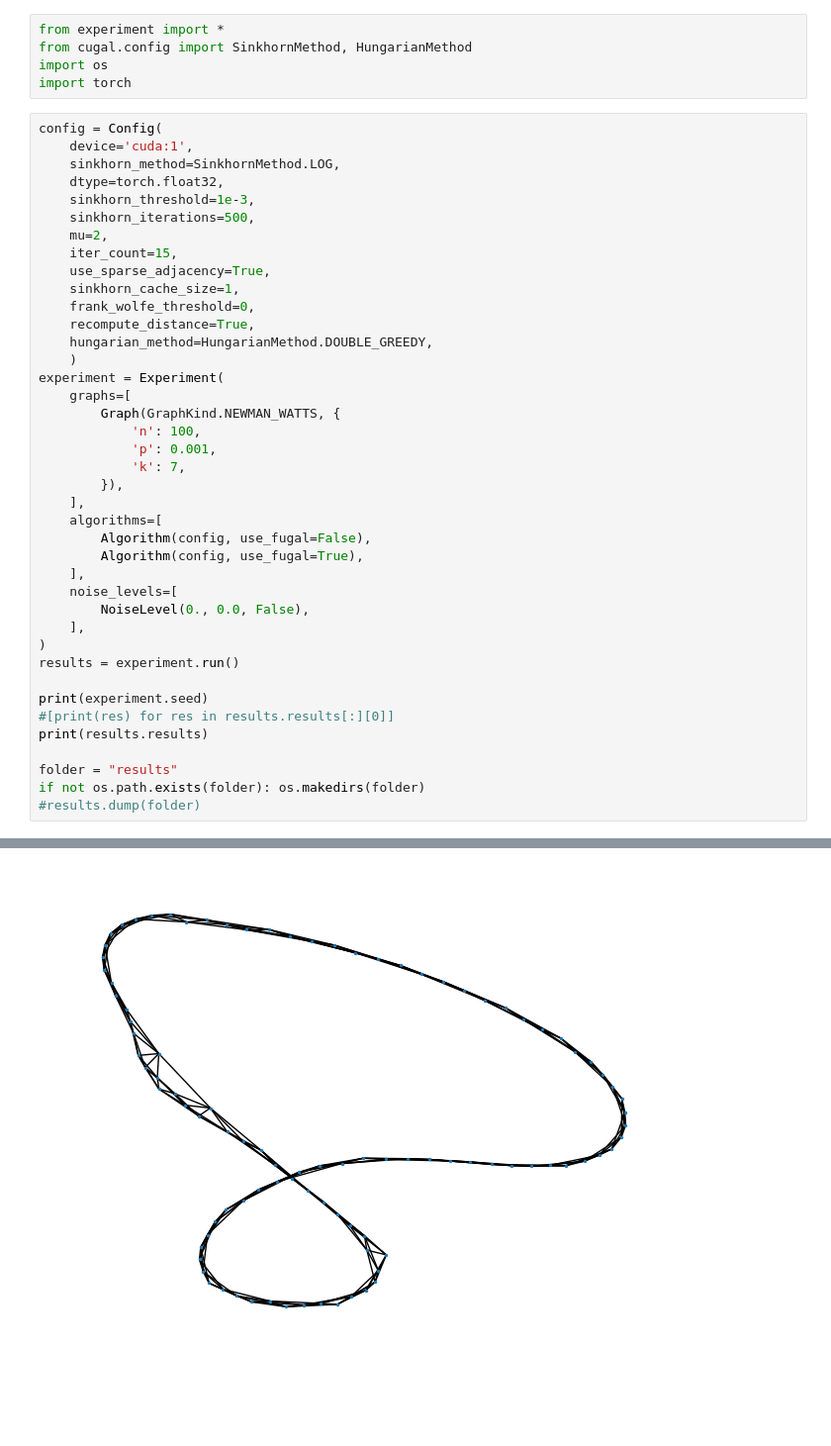
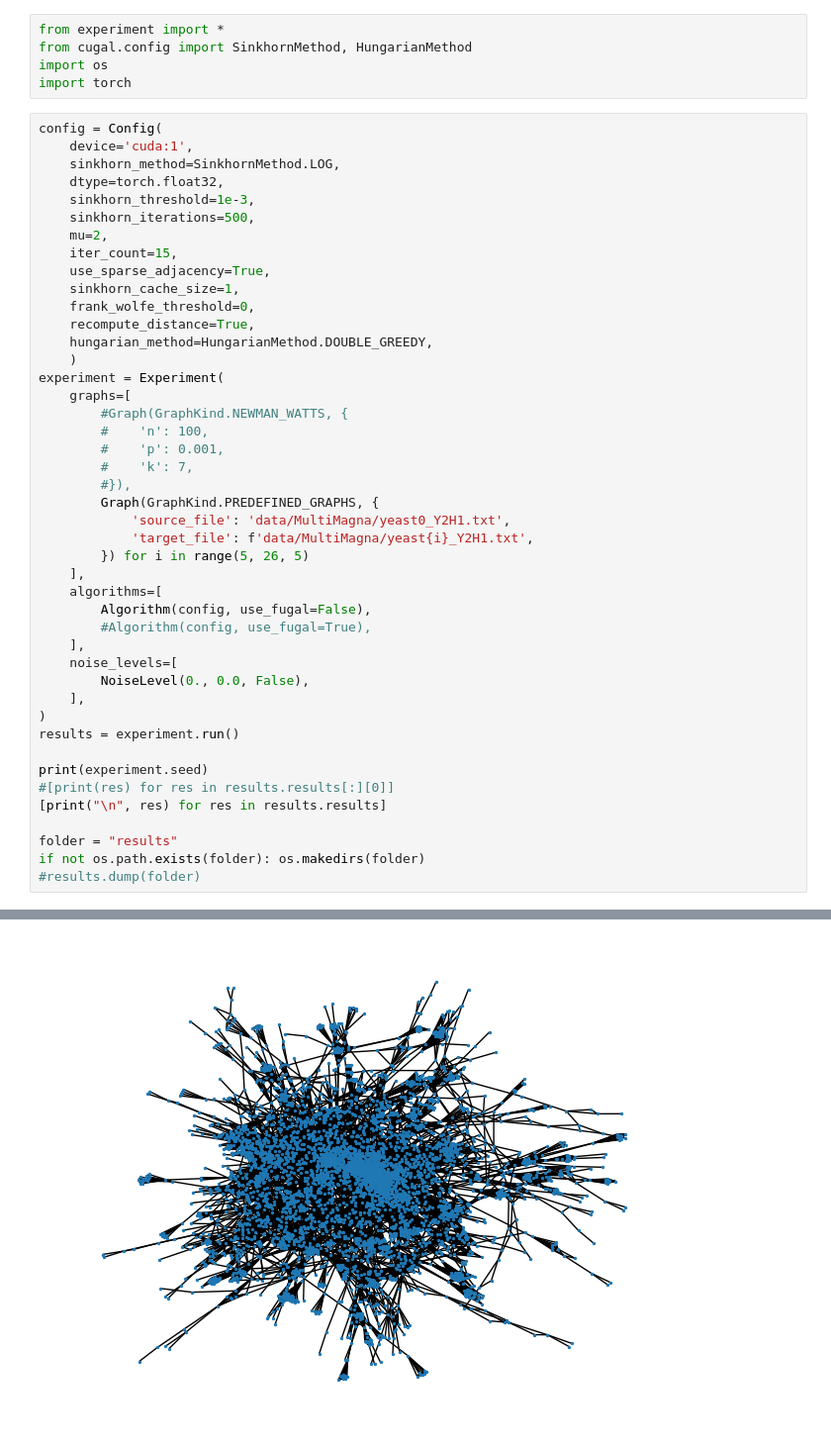
Before and after one commit to SebastianRueClausen/cuGAL, a Jupyter notebook: benchmark/experiment.ipynb, the cells around one changed output, grey strips where cells are left out. Shown at 99% size. Drawn from its saved outputs; the diff is of its cells as text; blank space fills up the shorter version.

Commit message:
Added support for real noise datasets, see GraphKind PREDEFINED_GRAPHS

```diff
--- a/benchmark/experiment.ipynb
+++ b/benchmark/experiment.ipynb
@@ -20,15 +20,19 @@ config = Config(
     )
 experiment = Experiment(
     graphs=[
-        Graph(GraphKind.NEWMAN_WATTS, {
-            'n': 100,
-            'p': 0.001,
-            'k': 7,
-        }),
+        #Graph(GraphKind.NEWMAN_WATTS, {
+        #    'n': 100,
+        #    'p': 0.001,
+        #    'k': 7,
+        #}),
+        Graph(GraphKind.PREDEFINED_GRAPHS, {
+            'source_file': 'data/MultiMagna/yeast0_Y2H1.txt',
+            'target_file': f'data/MultiMagna/yeast{i}_Y2H1.txt',
+        }) for i in range(5, 26, 5)
     ],
     algorithms=[
         Algorithm(config, use_fugal=False),
-        Algorithm(config, use_fugal=True),
+        #Algorithm(config, use_fugal=True),
     ],
     noise_levels=[
         NoiseLevel(0., 0.0, False),
@@ -38,7 +42,7 @@ results = experiment.run()
 
 print(experiment.seed)
 #[print(res) for res in results.results[:][0]]
-print(results.results)
+[print("\n", res) for res in results.results]
 
 folder = "results"
 if not os.path.exists(folder): os.makedirs(folder)
@@ -49 +53 @@ if not os.path.exists(folder): os.makedirs(folder)
-[figure, old version]
+[figure, new version]
```
Also changed, not shown: parts of 1 cell of this notebook, 9 other files.
